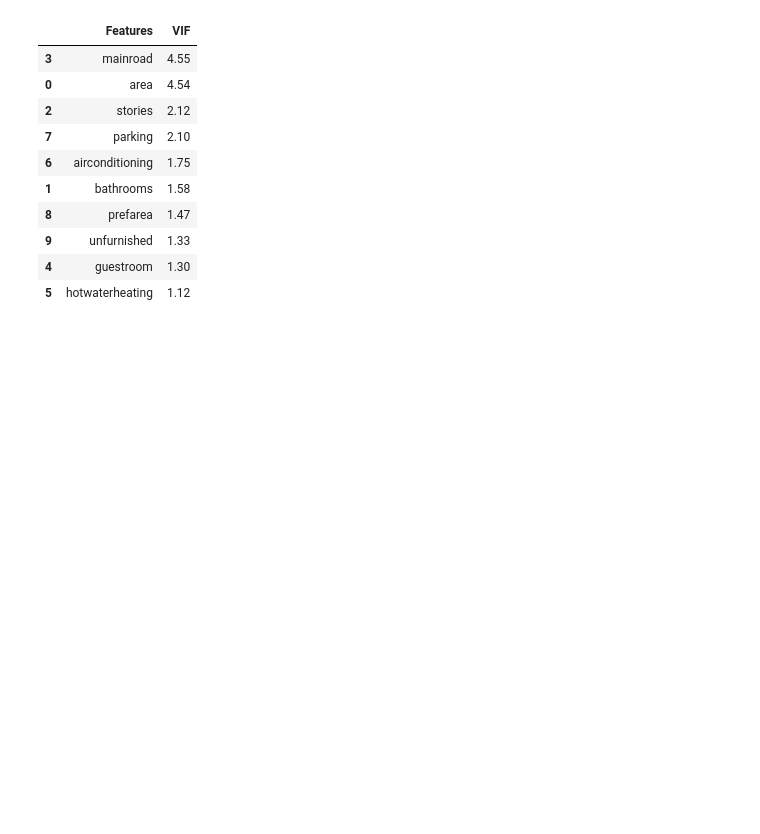
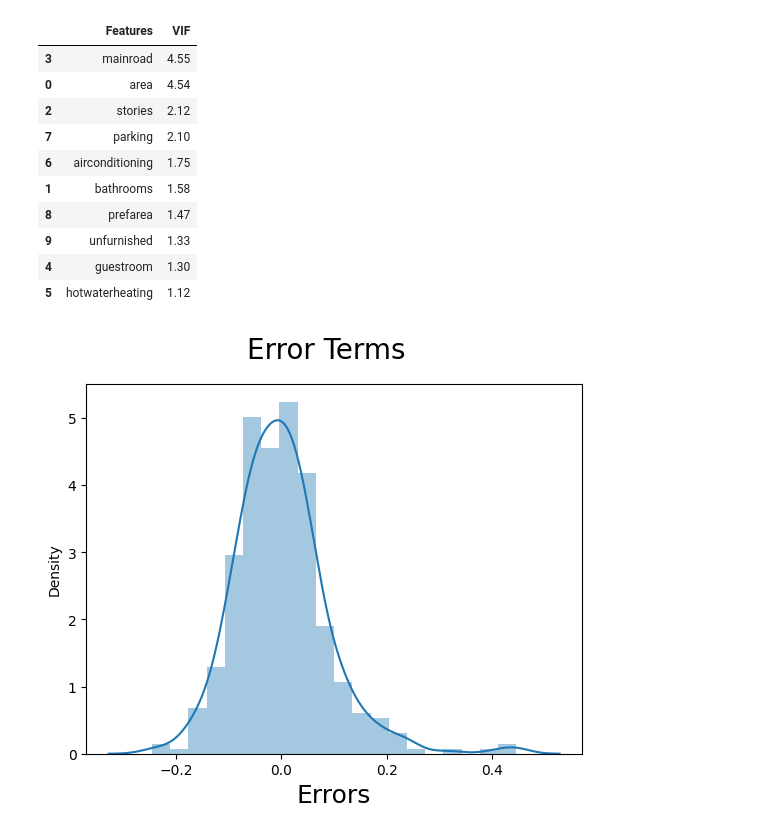
Before and after one commit to pydatakla/Maths, a Jupyter notebook: Notebooks/LinearRegression.ipynb, the cells around one changed output. Cells and saved outputs as stored; diff of their text form; code cells hidden in the pictures; blank space fills up the shorter version.

Commit message:
Linear Regression: Housing Price Prediction Model

```diff
--- a/Notebooks/LinearRegression.ipynb
+++ b/Notebooks/LinearRegression.ipynb
@@ -2726,3 +2719,18 @@ vif
 | 9 | unfurnished | 1.33 |
 | 4 | guestroom | 1.30 |
 | 5 | hotwaterheating | 1.12 |
+# %%
+# Residual Analysis
+# Checking if the error terms are normally distributed (which is infact, one of the major assumptions of linear
+# regression)
+
+y_train_price = lr_4.predict(X_train_lm)
+
+# Plot the histogram of the error terms
+fig = plt.figure()
+sns.distplot((y_train - y_train_price),
+             bins=20)
+fig.suptitle('Error Terms', fontsize=20);
+plt.xlabel('Errors', fontsize=18);
+# %% [output]
+[figure, added]
```
Also changed, not shown: parts of 22 cells of this notebook, 1 other file.
